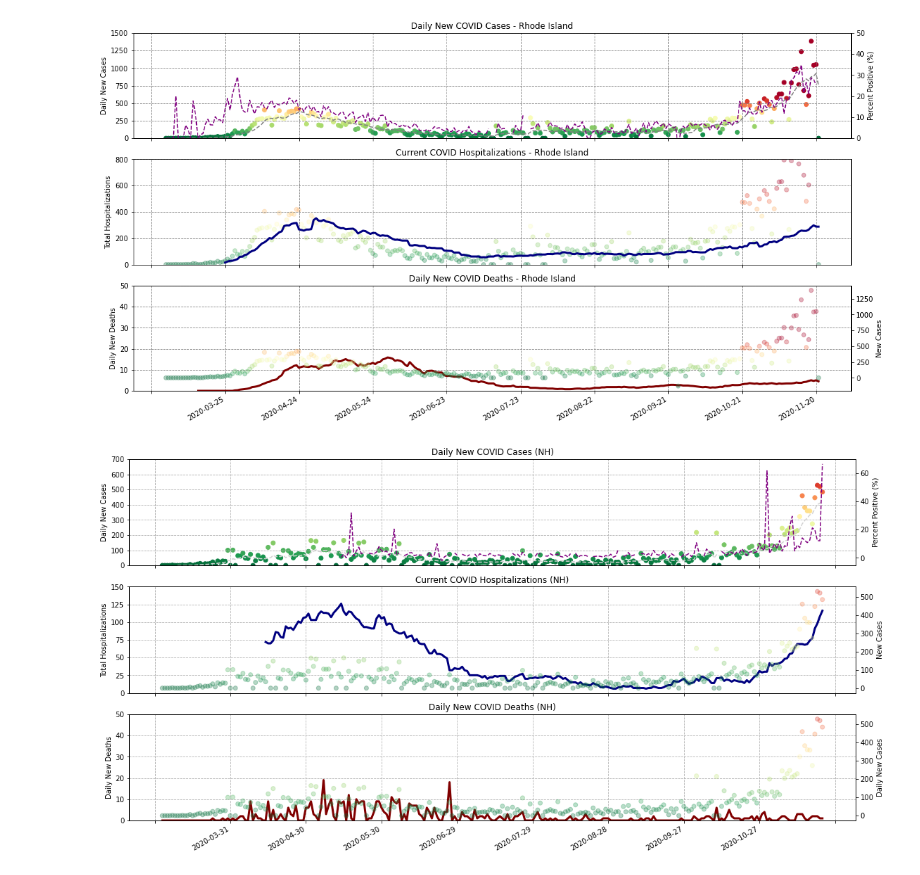
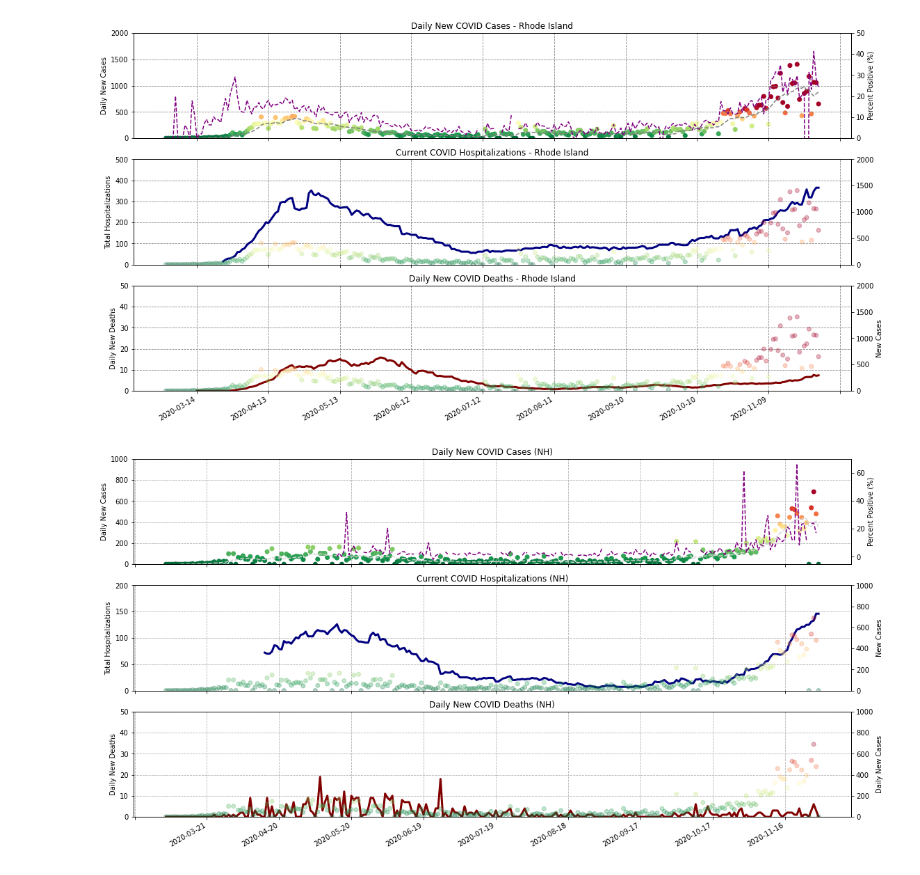
Before and after one commit to JoeZamp98/coronavirus-dashboards, a Jupyter notebook: Coronavirus - Dashboards.ipynb, the cells around one changed output. Drawn from its saved outputs; the diff is of its cells as text; code cells hidden in the pictures.

Commit message:
Updated datasets valid 11/30/2020.  Tweaked scales on case/hospitalization charts where needed.

```diff
--- a/Coronavirus - Dashboards.ipynb
+++ b/Coronavirus - Dashboards.ipynb
@@ -285,6 +285,7 @@ fig, (ax1, ax2, ax3) = plt.subplots(3, sharex=True)
 
 ax4 = ax1.twinx()
 ax5 = ax3.twinx()
+ax6 = ax2.twinx()
 
 cmap=mpl.cm.RdYlGn_r
 norm=mpl.colors.Normalize(vmin=0, vmax=600)
@@ -293,37 +294,39 @@ ax1.scatter(dateRI, newCasesRI, c=newCasesRI, cmap=cmap, norm=norm, label="Daily
 ax1.plot(dateRI, longMovingAvgRI, c='grey', linestyle='--', label="7-Day Moving Average")
 ax4.plot(dateRI, pctIndividualsPositiveRI, linestyle='--', color='purple')
 
 ax2.plot(dateRI, currentHospitalizationsRI, linewidth=3, color='navy', label="Currently Hospitalized Patients with COVID19 (RI)")
-ax2.scatter(dateRI, newCasesRI, c=newCasesRI, cmap=cmap, norm=norm, alpha=0.3)
+ax6.scatter(dateRI, newCasesRI, c=newCasesRI, cmap=cmap, norm=norm, alpha=0.3)
 
 ax3.plot(dateRI, dailyDeathMovingAvgRI, linewidth=3, color='maroon', label="Daily COVID-19 Deaths (RI)")
 ax5.scatter(dateRI, newCasesRI, c=newCasesRI, cmap=cmap, norm=norm, alpha=0.3)
 
 ax1.set_title("Daily New COVID Cases - Rhode Island")
 ax2.set_title("Current COVID Hospitalizations - Rhode Island")
 ax3.set_title("Daily New COVID Deaths - Rhode Island")
 
 ax1.grid(True, linestyle='--', color='grey')
 ax2.grid(True, linestyle='--', color='grey')
 ax3.grid(True, linestyle='--', color='grey')
 
 ax1.set_ylabel("Daily New Cases")
 ax4.set_ylabel("Percent Positive (%)")
 ax2.set_ylabel("Total Hospitalizations")
 ax3.set_ylabel("Daily New Deaths")
 ax5.set_ylabel("New Cases")
 
-ax1.set_ylim(0,1500)
-ax2.set_ylim(0,800)
+ax1.set_ylim(0,2000)
+ax2.set_ylim(0,500)
 ax3.set_ylim(0,50)
 ax4.set_ylim(0,50)
+ax5.set_ylim(0,2000)
+ax6.set_ylim(0,2000)
 
 plt.gca().xaxis.set_major_locator(mpl.dates.DayLocator(interval=30))
 fig.autofmt_xdate()
 
 fig.set_size_inches(18.5, 10.5)
 # %% [output]
-[figure, old version]
+[figure, new version]
 # %%
 #GENERATE THE DASHBOARD - NEW HAMPSHIRE
 
@@ -346,9 +349,11 @@ ax5.scatter(dateNH, newCasesNH, c=newCasesNH, cmap=cmap, norm=norm, alpha=0.3)
 ax3. plot(dateNH, dailyNewDeathsNH, linestyle='-', color='maroon', linewidth=3)
 ax6.scatter(dateNH, newCasesNH, c=newCasesNH, cmap=cmap, norm=norm, alpha=0.3)
 
-ax1.set_ylim(0,700)
-ax2.set_ylim(0,150)
+ax1.set_ylim(0,1000)
+ax2.set_ylim(0,200)
 ax3.set_ylim(0,50)
+ax5.set_ylim(0,1000)
+ax6.set_ylim(0,1000)
 
 ax1.grid(True, linestyle='--')
 ax2.grid(True, linestyle='--')
@@ -370,7 +375,7 @@ fig.autofmt_xdate()
 
 fig.set_size_inches(18.5, 10.5)
 # %% [output]
-[figure, old version]
+[figure, new version]
 # %%
 #GENERATE THE DASHBOARD - MAINE
 
```
Also changed, not shown: parts of 4 cells of this notebook, 2 other files.
